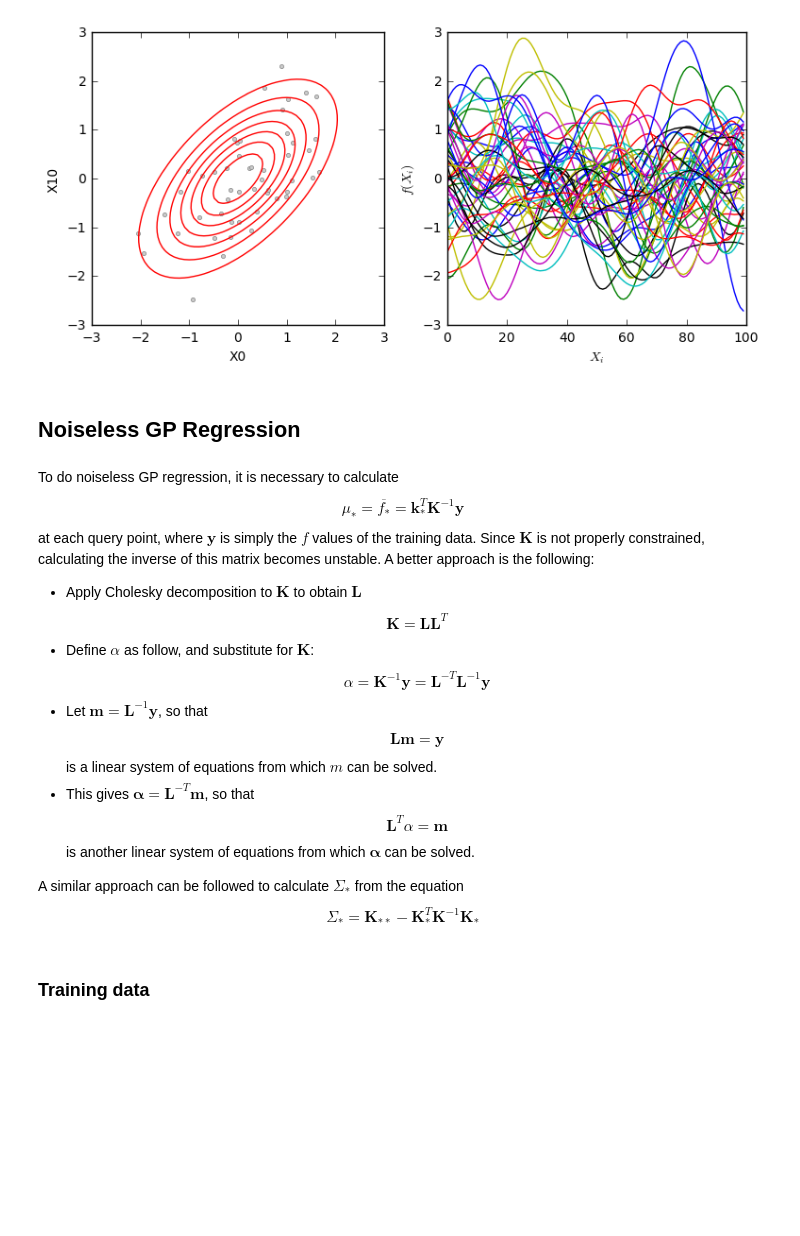
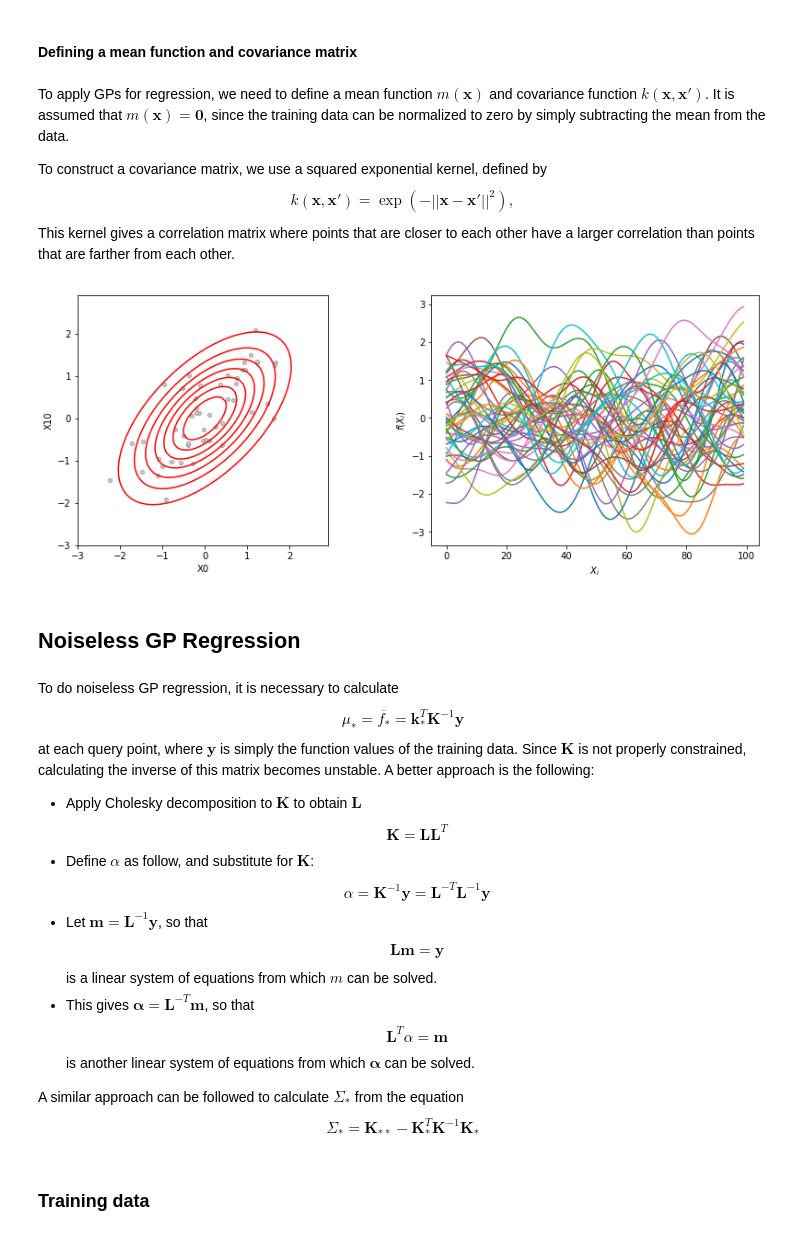
Before and after one commit to MegaYEye/gaussian_processes_tutorial, a Jupyter notebook: gp_code.ipynb, the cells around one changed output. Drawn from its saved outputs; the diff is of its cells as text; code cells hidden in the pictures; blank space fills up the shorter version.

Commit message:
Updated notebook with more markdown cells and imported functions from gp_utils to the notebook

```diff
--- a/gp_code.ipynb
+++ b/gp_code.ipynb
@@ -14,12 +18,28 @@ np.random.seed(7)
+# %% [markdown]
+#### Defining a mean function and covariance matrix
+# %% [markdown]
+To apply GPs for regression, we need to define a mean function $m(\mathbf{x})$ and covariance function $k(\mathbf{x}, \mathbf{x'})$.  It is assumed that $m(\mathbf{x}) = \mathbf{0}$, since the training data can be normalized to zero by simply subtracting the mean from the data.
+
+To construct a covariance matrix, we use a squared exponential kernel, defined by
+$$ k(\mathbf{x}, \mathbf{x'}) = \exp(-||\mathbf{x}-\mathbf{x'}||^2) , $$
+This kernel gives a correlation matrix where points that are closer to each other have a larger correlation than points that are farther from each other.
 # %%
-def samplePlot(mu, covMat, cholMat, nSamples=10, d1=0, d2=2):
-    # sample points
-    samples = np.random.normal(size=(cholMat.shape[0], nSamples))
-    f = mu.reshape(-1,1) + np.dot(cholMat, samples)
+# squared exponential kernel with no parameters
+def sqrExpKernel1(a, b):
+    n = len(a)
+    K = np.zeros((n,n))
+    for i in np.arange(n):
+        for j in np.arange(n):
+            K[i, j] = np.exp(-0.5*(a[i] - b[j])**2.0)
+    return K
+
+
+# function for plotting 2D conditional probability, sample points and the corresponding GP lines
+def plotProbLines(f, mu, covMat, d1=0, d2=2):
+    X1, X2 = np.meshgrid(np.arange(-3, 3, 0.1), np.arange(-3, 3, 0.1))
 
     # plot
-    X1, X2 = np.meshgrid(np.arange(-3, 3, 0.1), np.arange(-3, 3, 0.1))
-    fig = plt.figure(1, figsize=(9, 4))
+    fig = plt.figure(0, figsize=(14, 5))
 
     # 2D joint Gaussian distribution with sample points
     ax1 = plt.subplot(1,2,1)
@@ -27,7 +47,7 @@ def samplePlot(mu, covMat, cholMat, nSamples=10, d1=0, d2=2):
     sigx1x2 = covMat[d1, d2]/(sigx1*sigx2)
     Z = mlab.bivariate_normal(X1, X2, sigmax=sigx1, sigmay=sigx2, mux=mu[d1], muy=mu[d2], sigmaxy=sigx1x2)
     plt.contour(X1, X2, Z, zorder=10, colors='r')
-    plt.plot(f[d1,:], f[d2,:], ls='None', marker='o', markersize=3, mec='0.5', mfc='0.8', mew=0.5)
+    plt.plot(f[d1,:], f[d2,:], ls='None', marker='o', markersize=4, mec='0.4', mfc='0.8', mew=0.5)
     plt.axis('scaled')
     plt.xlabel('X{:d}'.format(d1))
     plt.ylabel('X{:d}'.format(d2))
@@ -38,31 +58,35 @@ def samplePlot(mu, covMat, cholMat, nSamples=10, d1=0, d2=2):
     plt.xlabel('$X_i$')
     plt.ylabel('$f(X_i)$')
     plt.show()
-    return f
 # %%
 # construct test array specifying number of query points (dimension of joint Gaussian will be of nTest)
 nTest = 100
 xTest = np.linspace(0,10,nTest).reshape(-1,1)
 
 # calculate covariance matrix of joint Gaussian
-K = sqrExpKernel(xTest, xTest)
+K = sqrExpKernel1(xTest, xTest)
 # assume zero mean for each dim of joint Gaussian
 mu = np.zeros(nTest)
 
 # calculate Cholesky decomposition of covariance matrix
 sigYSqrd = 1e-6
 L = np.linalg.cholesky(K + sigYSqrd*np.eye(nTest))
 
+# sample points
+nSamples = 50
+samples = np.random.normal(size=(nTest, nSamples))
+f = mu.reshape(-1,1) + np.dot(L, samples)
+
 # sample from joint distribution and plot
-fRandom = samplePlot(mu, K, L, nSamples=50, d1=0, d2=10)
+fRandom = plotProbLines(f, mu, K, d1=0, d2=10)
 # %% [output]
-[figure, old version]
+[figure, new version]
 # %% [markdown]
 ## Noiseless GP Regression
 # %% [markdown]
 To do noiseless GP regression, it is necessary to calculate
 $$\mu_* = \overline{f_*} = \mathbf{k}_*^T\mathbf{K}^{-1}\mathbf{y}$$
-at each query point, where $\mathbf{y}$ is simply the $f$ values of the training data. Since $\mathbf{K}$ is not properly constrained, calculating the inverse of this matrix becomes unstable.  A better approach is the following:
+at each query point, where $\mathbf{y}$ is simply the function values of the training data. Since $\mathbf{K}$ is not properly constrained, calculating the inverse of this matrix becomes unstable.  A better approach is the following:
 * Apply Cholesky decomposition to $\mathbf{K}$ to obtain $\mathbf{L}$
 $$ \mathbf{K} = \mathbf{L}\mathbf{L}^{T} $$
 * Define $\alpha$ as follow, and substitute for $\mathbf{K}$:
```
Also changed, not shown: parts of 9 cells of this notebook, 1 other file.
